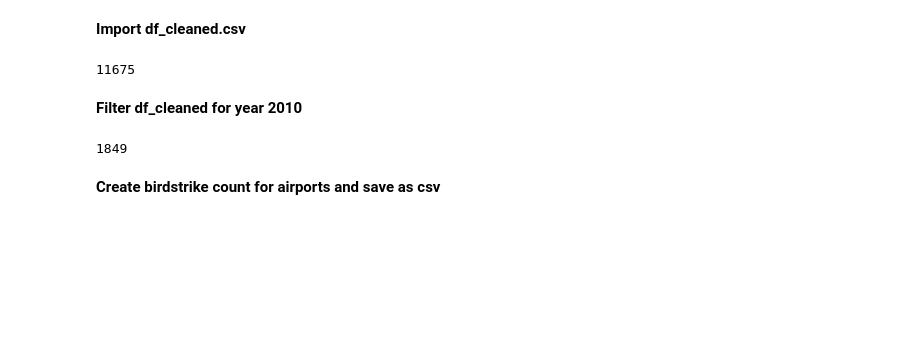
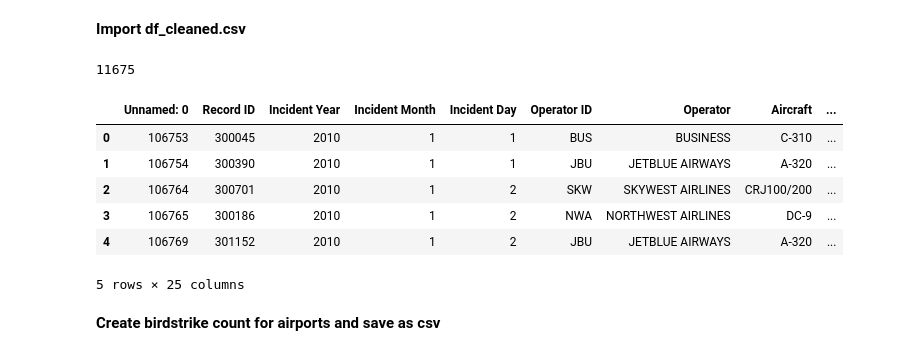
Before and after one commit to abdu95/birdstrikes-project-py, a Jupyter notebook: nb2-join_2.ipynb, the cells around one changed output. Saved outputs shown, nothing was run; the diff lists cells and outputs as text; code cells hidden in the pictures; blank space fills up the shorter version.

```diff
--- a/nb2-join_2.ipynb
+++ b/nb2-join_2.ipynb
@@ -13,5 +13,3 @@ df_cleaned = pd.read_csv('df_cleaned.csv')
 len(df_cleaned)
 # %% [output]
 11675
-# %% [markdown]
-**Filter df_cleaned for year 2010**
@@ -20,7 +16,13 @@ df_cleaned = df_cleaned[df_cleaned['Incident Year'] == 2010]
-# %%
-len(df_cleaned)
-# %% [output]
-1849
+# %%
+df_cleaned.head()
+# %% [output]
+|  | Unnamed: 0 | Record ID | Incident Year | Incident Month | Incident Day | Operator ID | Operator | Aircraft | ... |
+| 0 | 106753 | 300045 | 2010 | 1 | 1 | BUS | BUSINESS | C-310 | ... |
+| 1 | 106754 | 300390 | 2010 | 1 | 1 | JBU | JETBLUE AIRWAYS | A-320 | ... |
+| 2 | 106764 | 300701 | 2010 | 1 | 2 | SKW | SKYWEST AIRLINES | CRJ100/200 | ... |
+| 3 | 106765 | 300186 | 2010 | 1 | 2 | NWA | NORTHWEST AIRLINES | DC-9 | ... |
+| 4 | 106769 | 301152 | 2010 | 1 | 2 | JBU | JETBLUE AIRWAYS | A-320 | ... |
+5 rows × 25 columns
 # %% [markdown]
 **Create birdstrike count for airports and save as csv**
 # %%
```
Also changed, not shown: parts of 18 cells of this notebook.
